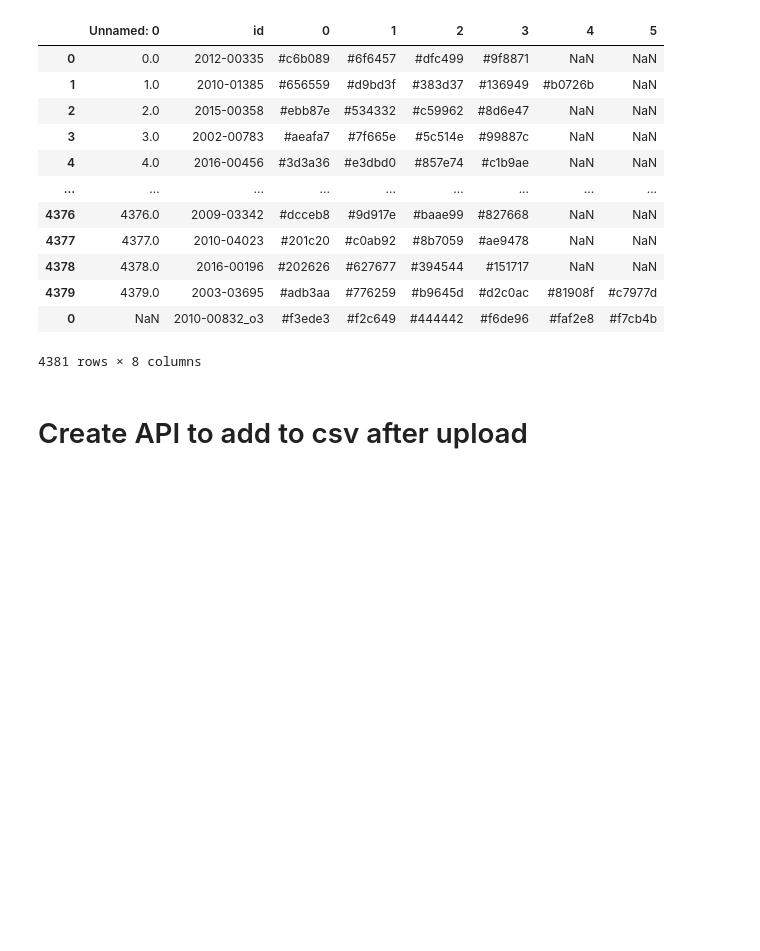
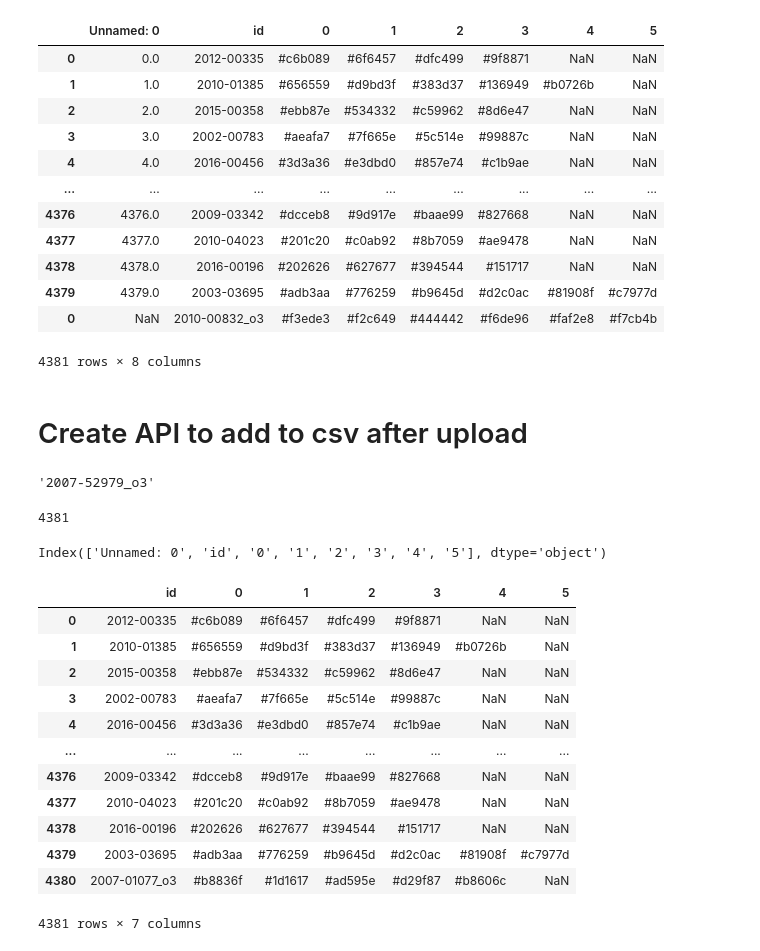
Before and after one commit to erniesg/Art-API, a Jupyter notebook: notebooks/predict_colour.ipynb, the cells around one changed output. Cells and saved outputs as stored; diff of their text form; code cells hidden in the pictures; blank space fills up the shorter version.

```diff
--- a/notebooks/predict_colour.ipynb
+++ b/notebooks/predict_colour.ipynb
@@ -294,0 +299,31 @@ new_df
+# %%
+stripped_domain
+# %% [output]
+'2007-52979_o3'
+# %%
+import pandas as pd
+df = pd.read_csv('../raw_data/df_10K_copy.csv')
+# %%
+len(df)
+# %% [output]
+4381
+# %%
+df.columns
+# %% [output]
+Index(['Unnamed: 0', 'id', '0', '1', '2', '3', '4', '5'], dtype='object')
+# %%
+df.drop(columns=['Unnamed: 0'])
+# %% [output]
+|  | id | 0 | 1 | 2 | 3 | 4 | 5 |
+| 0 | 2012-00335 | #c6b089 | #6f6457 | #dfc499 | #9f8871 | NaN | NaN |
+| 1 | 2010-01385 | #656559 | #d9bd3f | #383d37 | #136949 | #b0726b | NaN |
+| 2 | 2015-00358 | #ebb87e | #534332 | #c59962 | #8d6e47 | NaN | NaN |
+| 3 | 2002-00783 | #aeafa7 | #7f665e | #5c514e | #99887c | NaN | NaN |
+| 4 | 2016-00456 | #3d3a36 | #e3dbd0 | #857e74 | #c1b9ae | NaN | NaN |
+| ... | ... | ... | ... | ... | ... | ... | ... |
+| 4376 | 2009-03342 | #dcceb8 | #9d917e | #baae99 | #827668 | NaN | NaN |
+| 4377 | 2010-04023 | #201c20 | #c0ab92 | #8b7059 | #ae9478 | NaN | NaN |
+| 4378 | 2016-00196 | #202626 | #627677 | #394544 | #151717 | NaN | NaN |
+| 4379 | 2003-03695 | #adb3aa | #776259 | #b9645d | #d2c0ac | #81908f | #c7977d |
+| 4380 | 2007-01077_o3 | #b8836f | #1d1617 | #ad595e | #d29f87 | #b8606c | NaN |
+4381 rows × 7 columns
```
Also changed, not shown: parts of 1 cell of this notebook, 4 other files.
